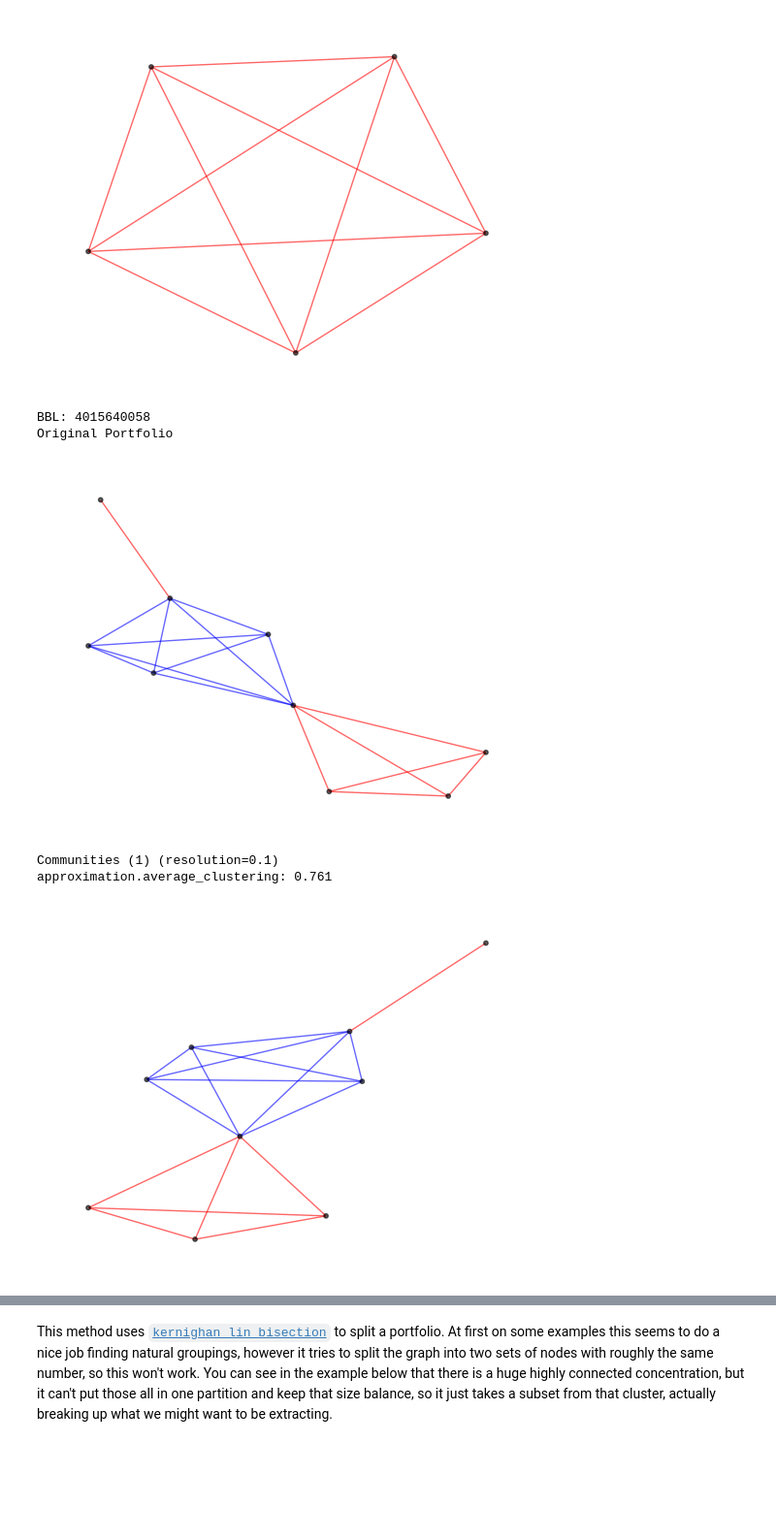
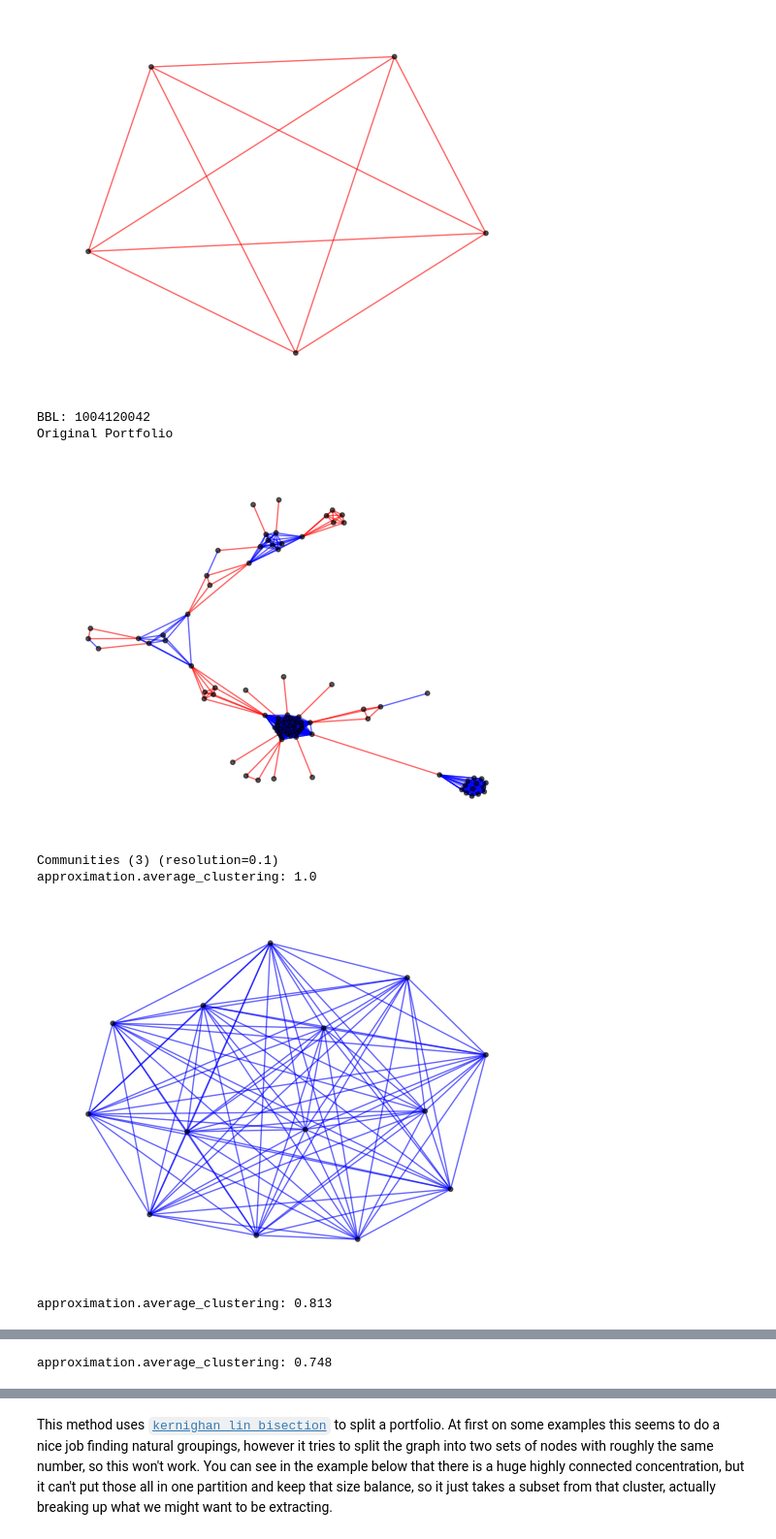
Before and after one commit to JustFixNYC/who-owns-what, a Jupyter notebook: wow_pruning_new.ipynb, the cells around one changed output, grey strips where cells are left out. Shown: that part at 97% size. Cells and saved outputs as stored; diff of their text form; code cells hidden in the pictures; blank space fills up the shorter version.

```diff
--- a/wow_pruning_new.ipynb
+++ b/wow_pruning_new.ipynb
@@ -167,27 +194,28 @@ approximation.average_clustering: 1.0
 # %%
 from networkx.algorithms import community
 from networkx.algorithms import approximation
 
-bbl = "4015640058"
+bbl = "1004120042"
 
 subgraph = get_bbl_subgraph(wow_graph, bbl)
 
 print(f"BBL: {bbl}")
 print("Original Portfolio")
 draw_graph(subgraph)
 
 res = 0.1
 communities = community.louvain_communities(subgraph, resolution=res)
 print(f"Communities ({len(communities)}) (resolution={res})")
 for comm in communities:
     comm_graph = nx.subgraph(subgraph, comm)
     score = approximation.average_clustering(comm_graph)
     print(f"approximation.average_clustering: {score}")
     draw_graph(comm_graph)
 # %% [output]
-BBL: 4015640058
+BBL: 1004120042
 Original Portfolio
-[figure, old version]
+[figure, new version]
-Communities (1) (resolution=0.1)
-approximation.average_clustering: 0.761
+Communities (3) (resolution=0.1)
+approximation.average_clustering: 1.0
-[figure, old version]
+[figure, new version]
+approximation.average_clustering: 0.813
@@ -193,0 +223 @@ approximation.average_clustering: 0.761
+approximation.average_clustering: 0.748
```
Also changed, not shown: parts of 8 cells of this notebook.
